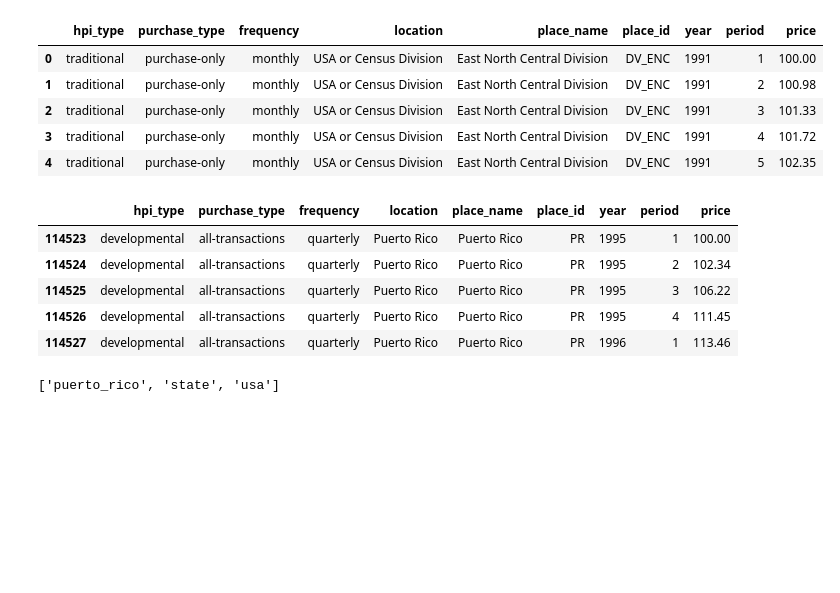
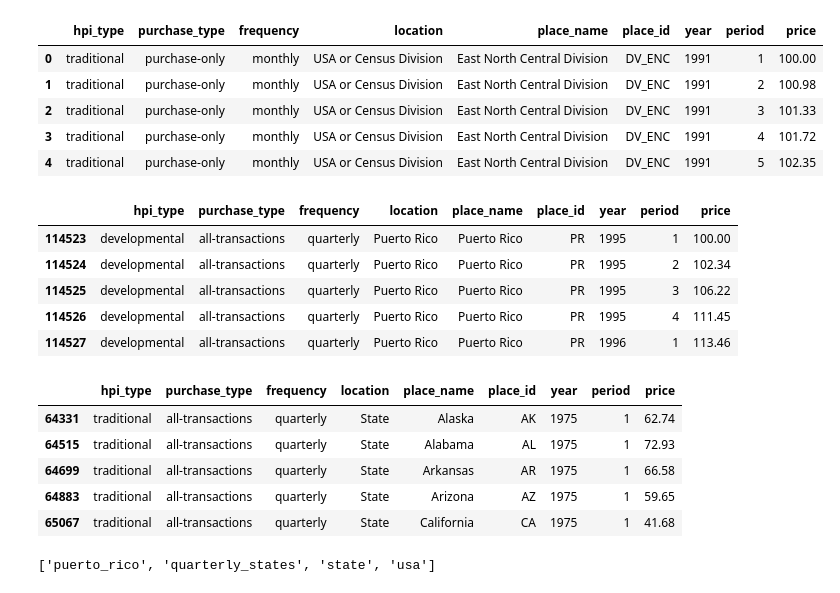
Before and after one commit to erinmann12/project-two, a Jupyter notebook: etl.ipynb, the cells around one changed output. Cells and saved outputs as stored; diff of their text form; code cells hidden in the pictures; blank space fills up the shorter version.

Commit message:
added new table to data frame and new api endpoints

```diff
--- a/etl.ipynb
+++ b/etl.ipynb
@@ -70,6 +70,17 @@ pr_df.head()
 | 114525 | developmental | all-transactions | quarterly | Puerto Rico | Puerto Rico | PR | 1995 | 3 | 106.22 |
 | 114526 | developmental | all-transactions | quarterly | Puerto Rico | Puerto Rico | PR | 1995 | 4 | 111.45 |
 | 114527 | developmental | all-transactions | quarterly | Puerto Rico | Puerto Rico | PR | 1996 | 1 | 113.46 |
+# %%
+#sort state data to get period, years grouped together
+sorted_state_df = state_df.sort_values(["year","period"])
+sorted_state_df.head()
+# %% [output]
+|  | hpi_type | purchase_type | frequency | location | place_name | place_id | year | period | price |
+| 64331 | traditional | all-transactions | quarterly | State | Alaska | AK | 1975 | 1 | 62.74 |
+| 64515 | traditional | all-transactions | quarterly | State | Alabama | AL | 1975 | 1 | 72.93 |
+| 64699 | traditional | all-transactions | quarterly | State | Arkansas | AR | 1975 | 1 | 66.58 |
+| 64883 | traditional | all-transactions | quarterly | State | Arizona | AZ | 1975 | 1 | 59.65 |
+| 65067 | traditional | all-transactions | quarterly | State | California | CA | 1975 | 1 | 41.68 |
 # %%
 engine = create_engine("sqlite:///housingdata.sqlite")
 
@@ -82,8 +93,9 @@ print(Base.classes.keys())
 state = Base.classes.state
 usa = Base.classes.usa
 puerto_rico = Base.classes.puerto_rico
+quarterly_states = Base.classes.quarterly_states
 # %% [output]
-['puerto_rico', 'state', 'usa']
+['puerto_rico', 'quarterly_states', 'state', 'usa']
 # %%
 state_df.to_sql(name='state', con=engine, if_exists='append', index=False)
 # %%
```
Also changed, not shown: parts of 1 cell of this notebook, 5 other files.
